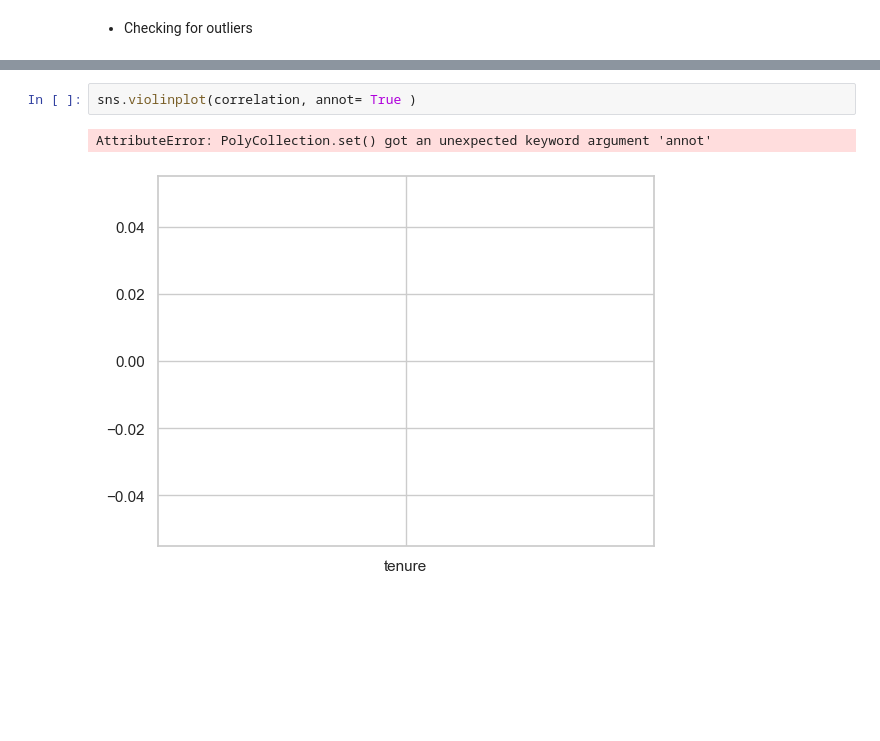
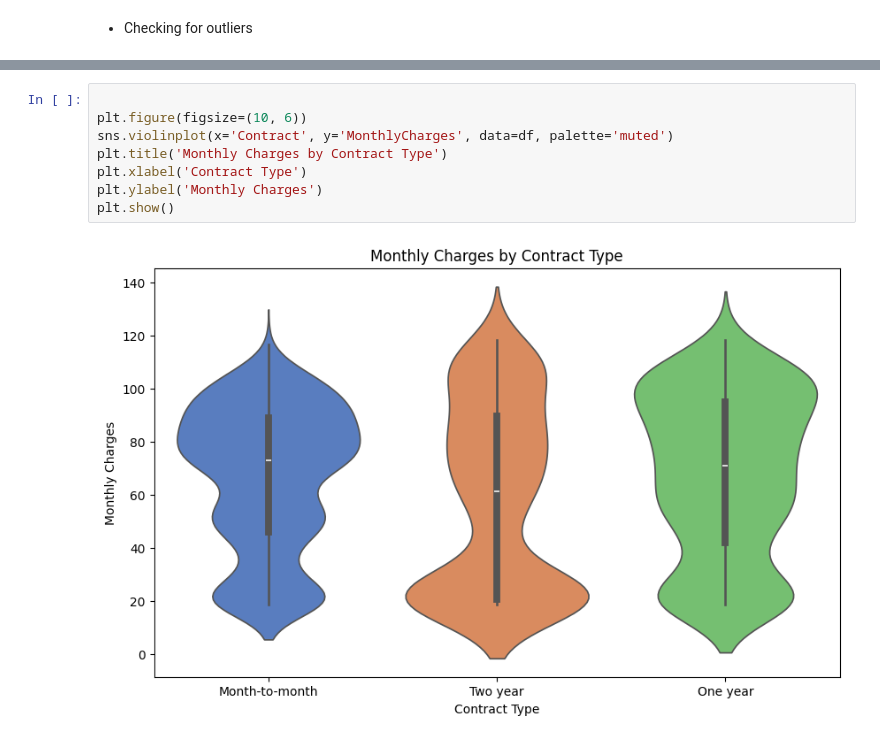
Before and after one commit to Njuraita/Customer-Churn-Prediction-, a Jupyter notebook: notebook/main.ipynb, the cells around one changed output, grey strips where cells are left out. Cells and saved outputs as stored; diff of their text form; blank space fills up the shorter version.

```diff
--- a/notebook/main.ipynb
+++ b/notebook/main.ipynb
@@ -448,5 +468,10 @@ plt.show()
-# %%
-sns.violinplot(correlation, annot= True )
-# %% [output]
-AttributeError: PolyCollection.set() got an unexpected keyword argument 'annot'
-[figure, removed]
+# %%
+
+plt.figure(figsize=(10, 6))
+sns.violinplot(x='Contract', y='MonthlyCharges', data=df, palette='muted')
+plt.title('Monthly Charges by Contract Type')
+plt.xlabel('Contract Type')
+plt.ylabel('Monthly Charges')
+plt.show()
+# %% [output]
+[figure, added]
```
Also changed, not shown: parts of 63 cells of this notebook.
